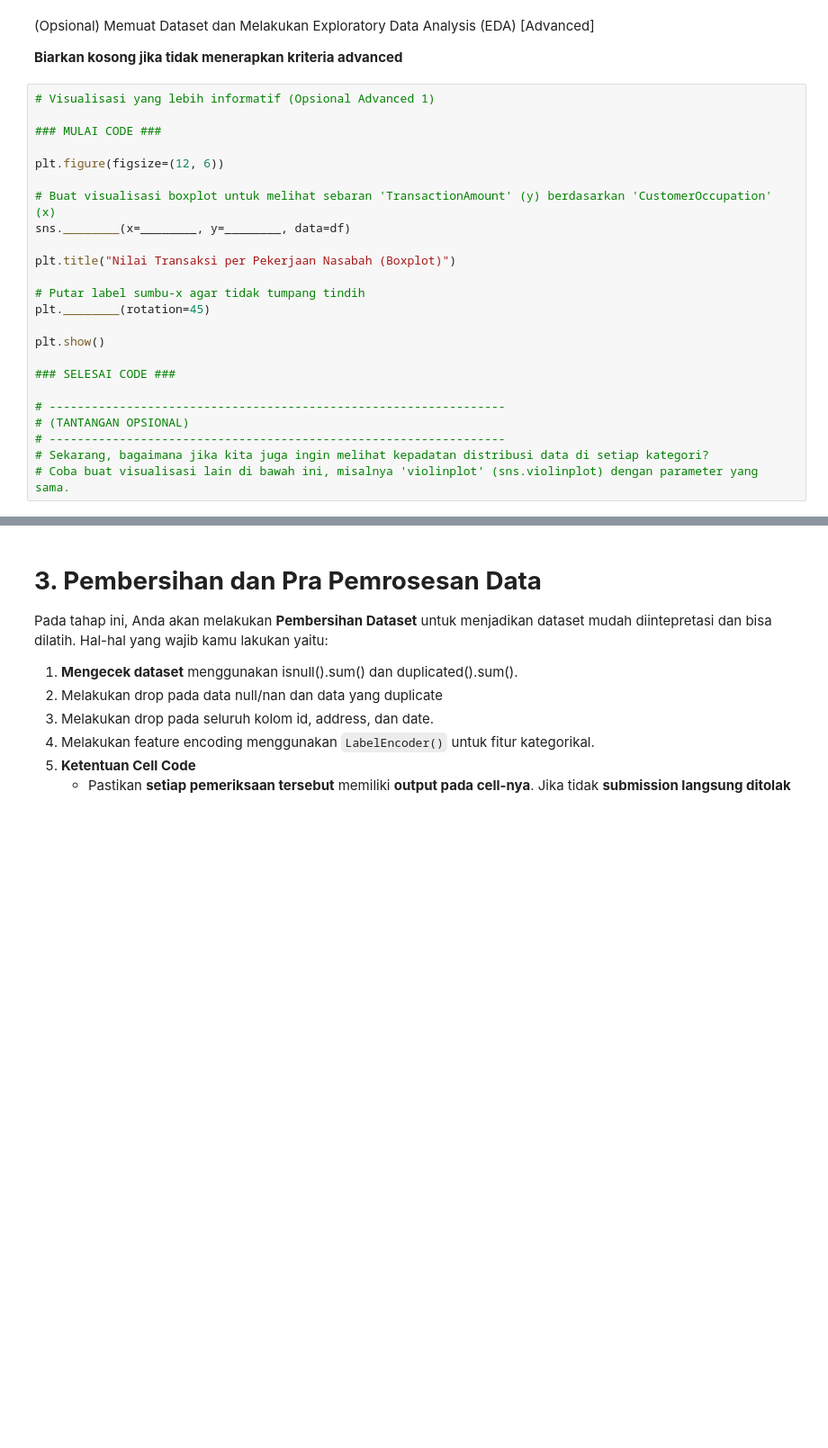
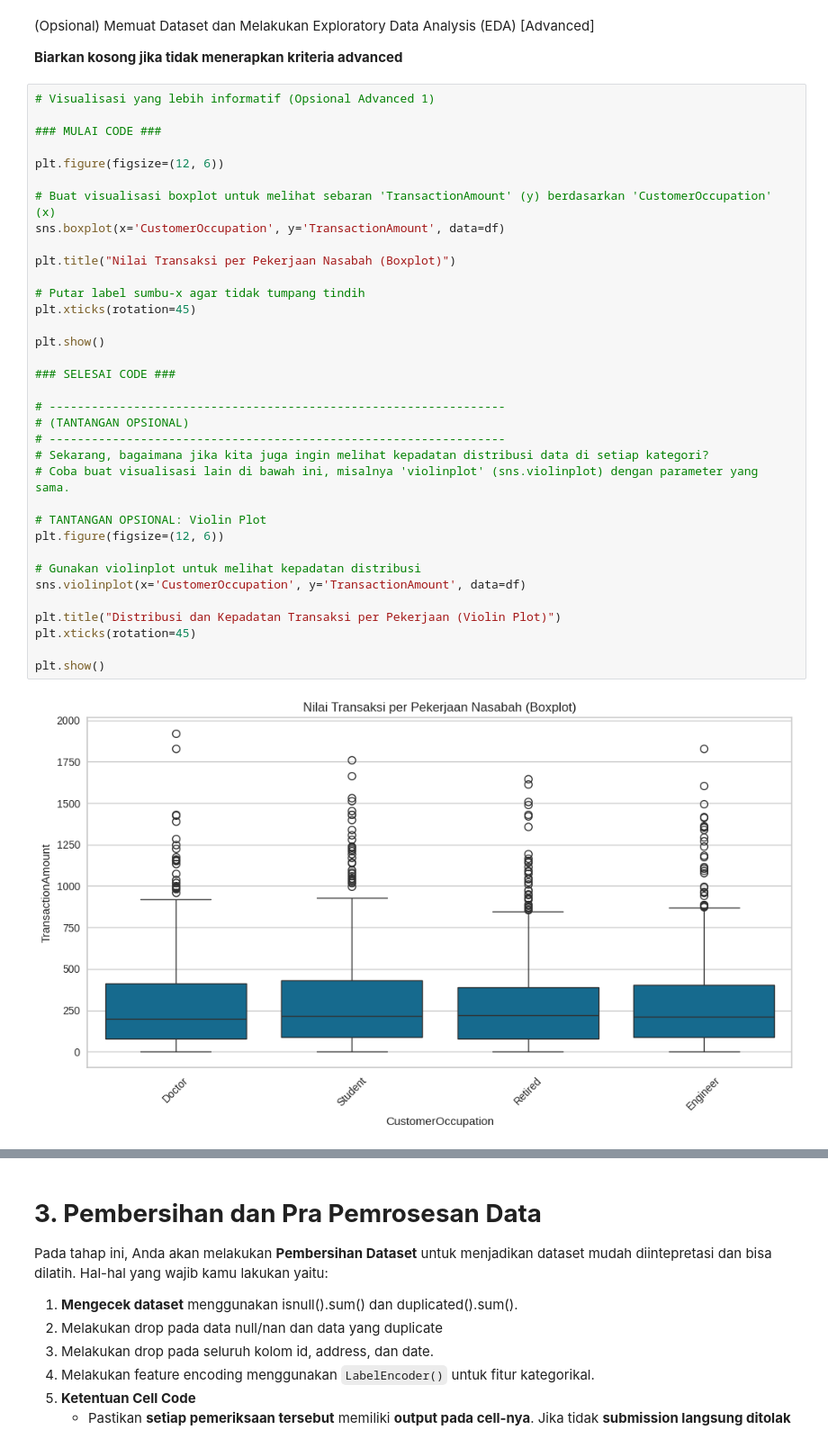
Before and after one commit to faniasv/dicoding-tug-ML, a Jupyter notebook: [Clustering]_Submission_Akhir_BMLP_Savilla-Tifania-M.ipynb, the cells around one changed output, grey strips where cells are left out. Shown at 90% size. Saved outputs shown, nothing was run; the diff lists cells and outputs as text; blank space fills up the shorter version.

```diff
--- a/[Clustering]_Submission_Akhir_BMLP_Savilla-Tifania-M.ipynb
+++ b/[Clustering]_Submission_Akhir_BMLP_Savilla-Tifania-M.ipynb
@@ -183,24 +222,37 @@ plt.show()
 # %%
 # Visualisasi yang lebih informatif (Opsional Advanced 1)
 
 ### MULAI CODE ###
 
 plt.figure(figsize=(12, 6))
 
 # Buat visualisasi boxplot untuk melihat sebaran 'TransactionAmount' (y) berdasarkan 'CustomerOccupation' (x)
-sns.________(x=________, y=________, data=df)
+sns.boxplot(x='CustomerOccupation', y='TransactionAmount', data=df)
 
 plt.title("Nilai Transaksi per Pekerjaan Nasabah (Boxplot)")
 
 # Putar label sumbu-x agar tidak tumpang tindih
-plt.________(rotation=45)
+plt.xticks(rotation=45)
 
 plt.show()
 
 ### SELESAI CODE ###
 
 # -----------------------------------------------------------------
 # (TANTANGAN OPSIONAL)
 # -----------------------------------------------------------------
 # Sekarang, bagaimana jika kita juga ingin melihat kepadatan distribusi data di setiap kategori?
 # Coba buat visualisasi lain di bawah ini, misalnya 'violinplot' (sns.violinplot) dengan parameter yang sama.
+
+# TANTANGAN OPSIONAL: Violin Plot
+plt.figure(figsize=(12, 6))
+
+# Gunakan violinplot untuk melihat kepadatan distribusi
+sns.violinplot(x='CustomerOccupation', y='TransactionAmount', data=df)
+
+plt.title("Distribusi dan Kepadatan Transaksi per Pekerjaan (Violin Plot)")
+plt.xticks(rotation=45)
+
+plt.show()
+# %% [output]
+[figure, added]
```
Also changed, not shown: parts of 22 cells of this notebook.
